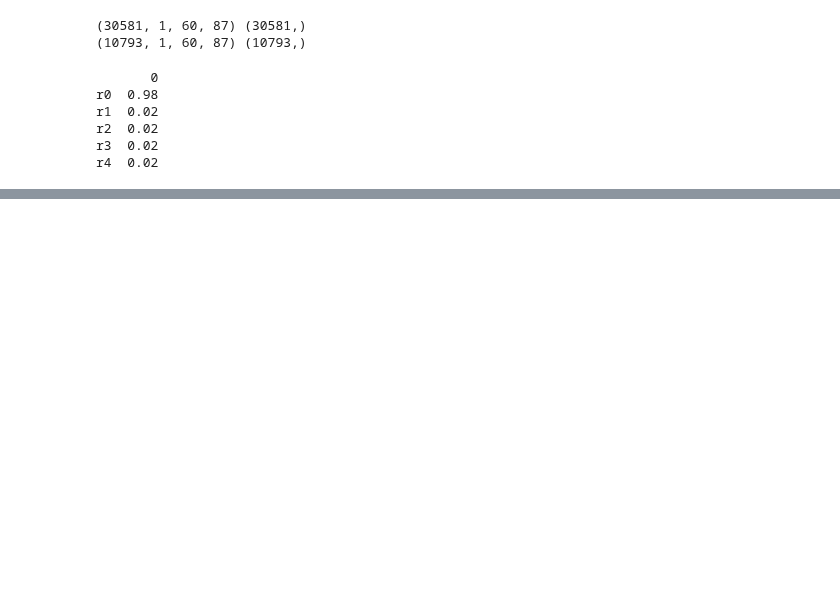
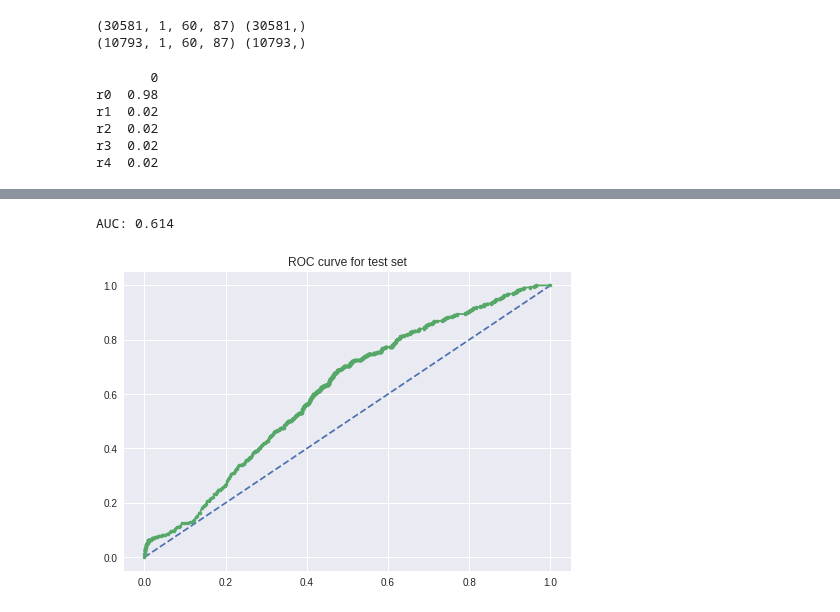
Before and after one commit to hannape/CNN-pierwsze-podejscie, a Jupyter notebook: cnn_scorer_not_working.ipynb, the cells around one changed output, grey strips where cells are left out. Cells and saved outputs as stored; diff of their text form; code cells hidden in the pictures; blank space fills up the shorter version.

Commit message:
scorer changed in gridsearch "scoring", but not in model.compile "loss" + plots

```diff
--- a/cnn_scorer_not_working.ipynb
+++ b/cnn_scorer_not_working.ipynb
@@ -270,0 +271,15 @@ Epoch 8/8
+# %%
+print('The parameters of the best model are: ')
+print(validator.best_params_)
+
+best_model = validator.best_estimator_.model
+metric_names = best_model.metrics_names
+metric_values = best_model.evaluate(X_test, y_test)
+for metric, value in zip(metric_names, metric_values):
+  print(metric, ': ', value)
+
+means = grid_result.cv_results_['mean_test_score']
+stds = grid_result.cv_results_['std_test_score']
+params = grid_result.cv_results_['params']
+for mean, stdev, param in zip(means, stds, params):
+  print("%f (%f) with: %r" % (mean, stdev, param))
@@ -270,0 +294,21 @@ Epoch 8/8
+# %%
+# calculate AUC of final model on a test set
+probs = best_model.predict_proba(X_test)
+# keep probabilities for the positive outcome only
+#probs = probs[:, 1]
+y_test2 = numpy.load('drive/My Drive/y_test.npy')  # osobno, bo inny wymiar
+
+auc = roc_auc_score(y_test2, probs)
+print('AUC: %.3f' % auc)
+
+fpr, tpr, thresholds = roc_curve(y_test2, probs)
+# plot no skill
+pyplot.plot([0, 1], [0, 1], linestyle='--')
+# plot the roc curve for the model
+pyplot.plot(fpr, tpr, marker='.')
+# show the plot
+plt.title('ROC curve for test set')
+pyplot.show()
+# %% [output]
+AUC: 0.614
+[figure, added]
```
Also changed, not shown: parts of 2 cells of this notebook.
